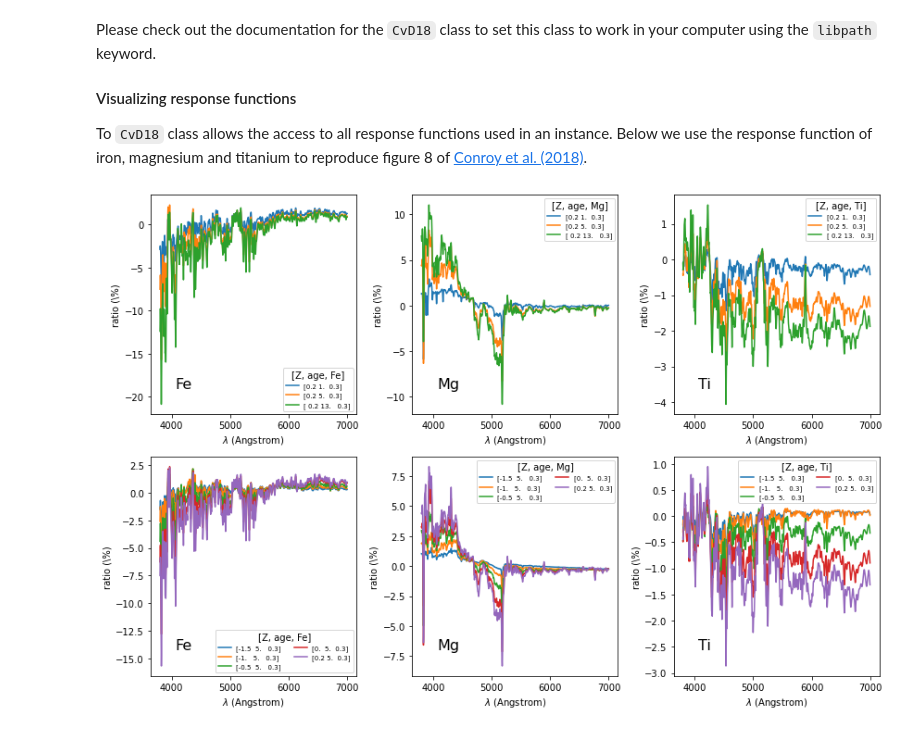
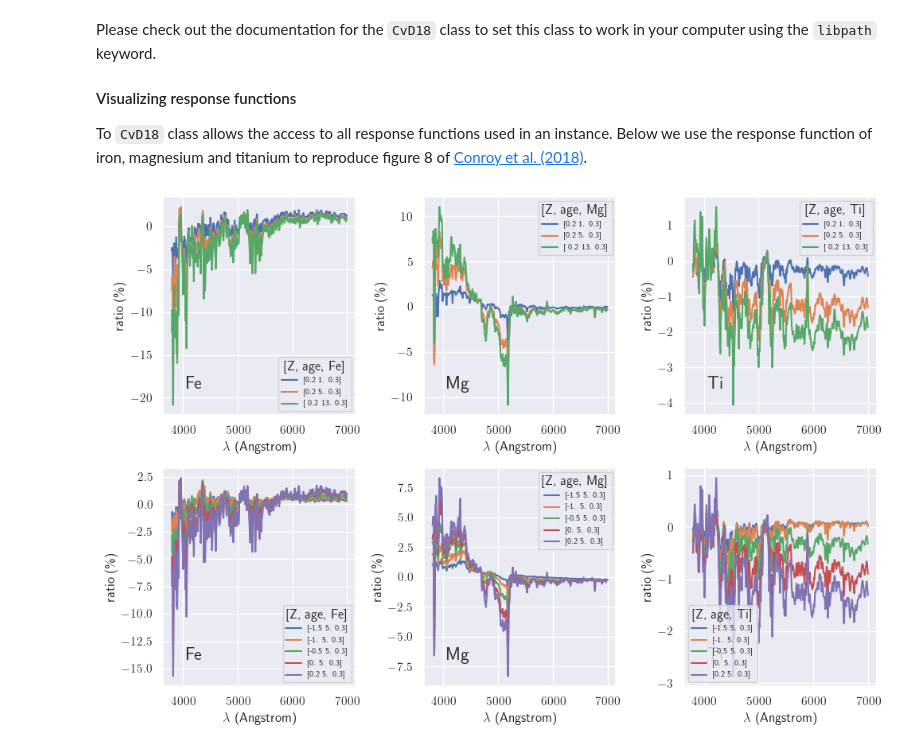
Before and after one commit to cebarbosa/paintbox, a Jupyter notebook: tutorials/cvd18.ipynb, the cells around one changed output. Saved outputs shown, nothing was run; the diff lists cells and outputs as text; code cells hidden in the pictures.

```diff
--- a/tutorials/cvd18.ipynb
+++ b/tutorials/cvd18.ipynb
@@ -1,3 +1,9 @@
+# %%
+import matplotlib.pyplot as plt
+import seaborn as sns
+
+sns.set()
+plt.rcParams["text.usetex"] = True
 # %% [markdown]
 ### Using CvD stellar population models
 
@@ -58,34 +64,34 @@ sigma = 300 # Velocity dispersion of the output models
 elements = ["Fe", "Mg", "Ti"]
 libpath = "/home/kadu/Dropbox/SSPs/CvD18"
 store = os.path.join(os.getcwd(), "CvD18_tutorial.fits")
 ssp = CvD18(wave, sigma=sigma, store=store, elements=elements, libpath=libpath)
-fig = plt.figure(figsize=(12, 8))
+fig = plt.figure(figsize=(10, 7), dpi=100)
 for i, element in enumerate(elements):
     rf = ssp.response_functions[element]
     # Upper panels with fixed metallicity
     Z = 0.2
     abund = rf.limits[element][1]
     ages = [1, 5, 13]
     ax = plt.subplot(2, len(elements), i+1)
     for age in ages:
         theta = np.array([Z, age, abund])
         ax.plot(wave, (rf(theta) - 1) * 100, label=f"{theta}")
         ax.legend(title=f"[Z, age, {element}]", prop={"size": 7})
     ax.set_xlabel("$\lambda$ (Angstrom)")
     ax.set_ylabel("ratio (\%)")
     ax.text(0.12, 0.12, element, fontsize=16, transform=ax.transAxes)
     # Lower panels with fixed age
     age = 5
     Zs = [-1.5, -1, -0.5, 0, 0.2]
     ax = plt.subplot(2, len(elements), i+4)
     for Z in Zs:
         theta = np.array([Z, age, abund])
         ax.plot(wave, (rf(theta) - 1) * 100, label=theta)
     ax.set_xlabel("$\lambda$ (Angstrom)")
     ax.set_ylabel("ratio (\%)")
-    ax.legend(title=f"[Z, age, {element}]", prop={"size": 7}, ncol=2)
+    ax.legend(title=f"[Z, age, {element}]", prop={"size": 7})
     ax.text(0.12, 0.12, element, fontsize=16, transform=ax.transAxes)
 plt.tight_layout()
-# plt.savefig("../docs/figures/rfs_Fe_Mg_Ti.png")
+plt.savefig("../docs/figures/rfs_Fe_Mg_Ti.png")
 # %% [output]
-[figure, old version]
+[figure, new version]
```
Also changed, not shown: parts of 1 cell of this notebook, 4 other files.
